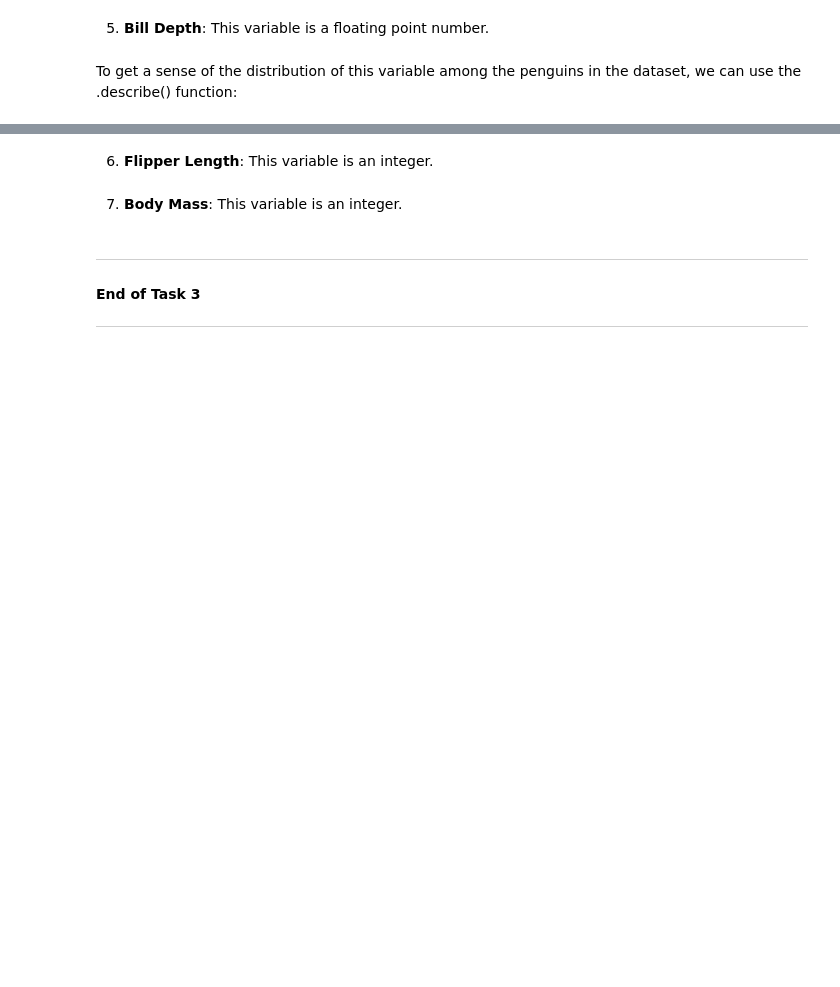
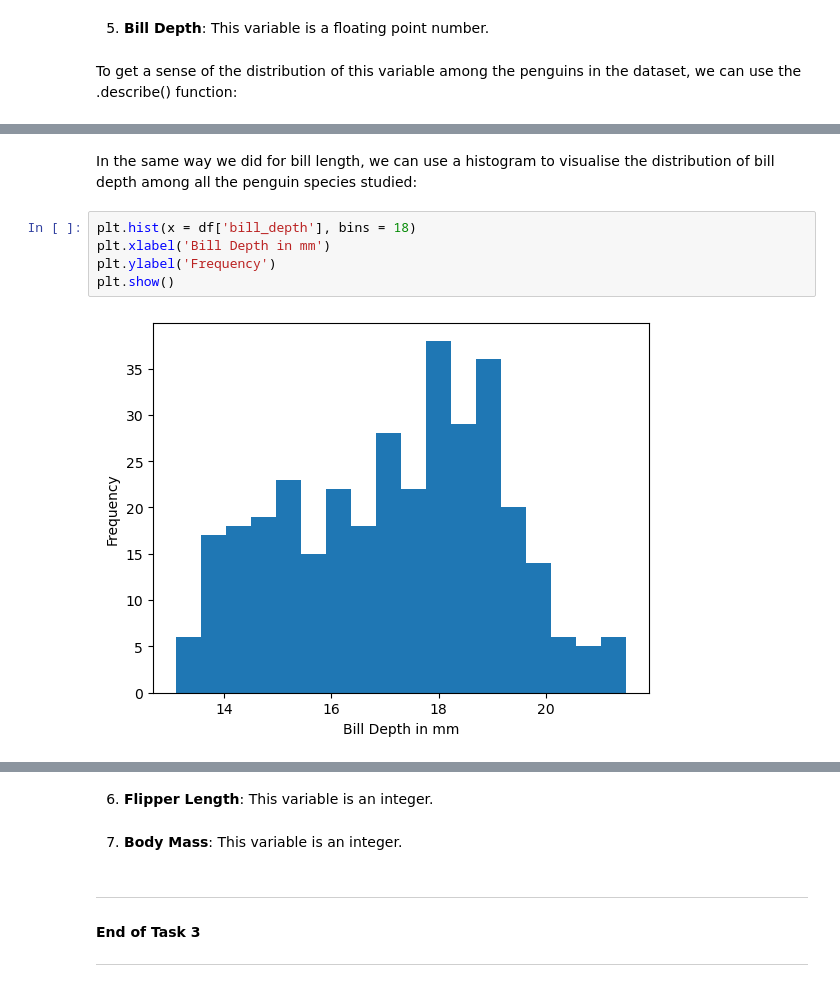
Before and after one commit to jmce22/fund_data, a Jupyter notebook: tasks.ipynb, the cells around one changed output, grey strips where cells are left out. Drawn from its saved outputs; the diff is of its cells as text; blank space fills up the shorter version.

Commit message:
added histograms and calculations for skewness to task 3

```diff
--- a/tasks.ipynb
+++ b/tasks.ipynb
@@ -344,0 +426,9 @@ print(bill_depth_stats)
+# %% [markdown]
+In the same way we did for bill length, we can use a histogram to visualise the distribution of bill depth among all the penguin species studied:
+# %%
+plt.hist(x = df['bill_depth'], bins = 18)
+plt.xlabel('Bill Depth in mm')
+plt.ylabel('Frequency')
+plt.show()
+# %% [output]
+[figure, added]
```
Also changed, not shown: parts of 22 cells of this notebook.
